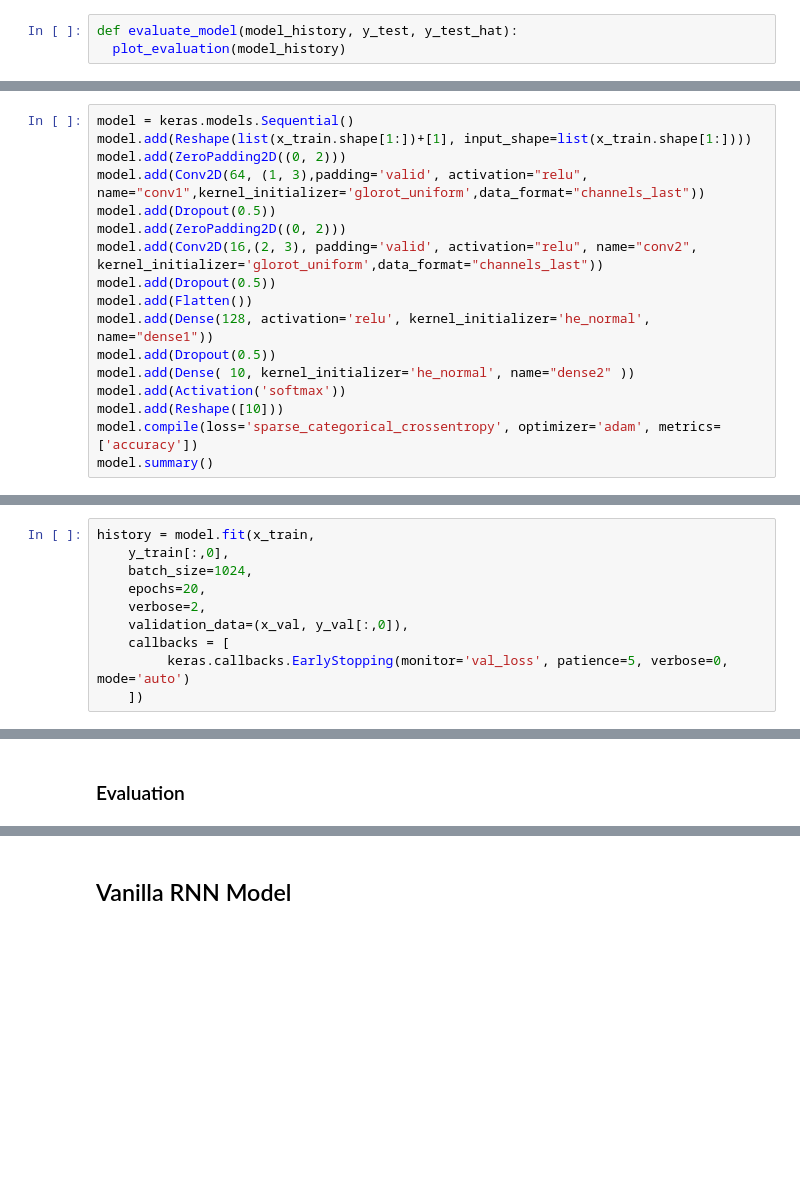
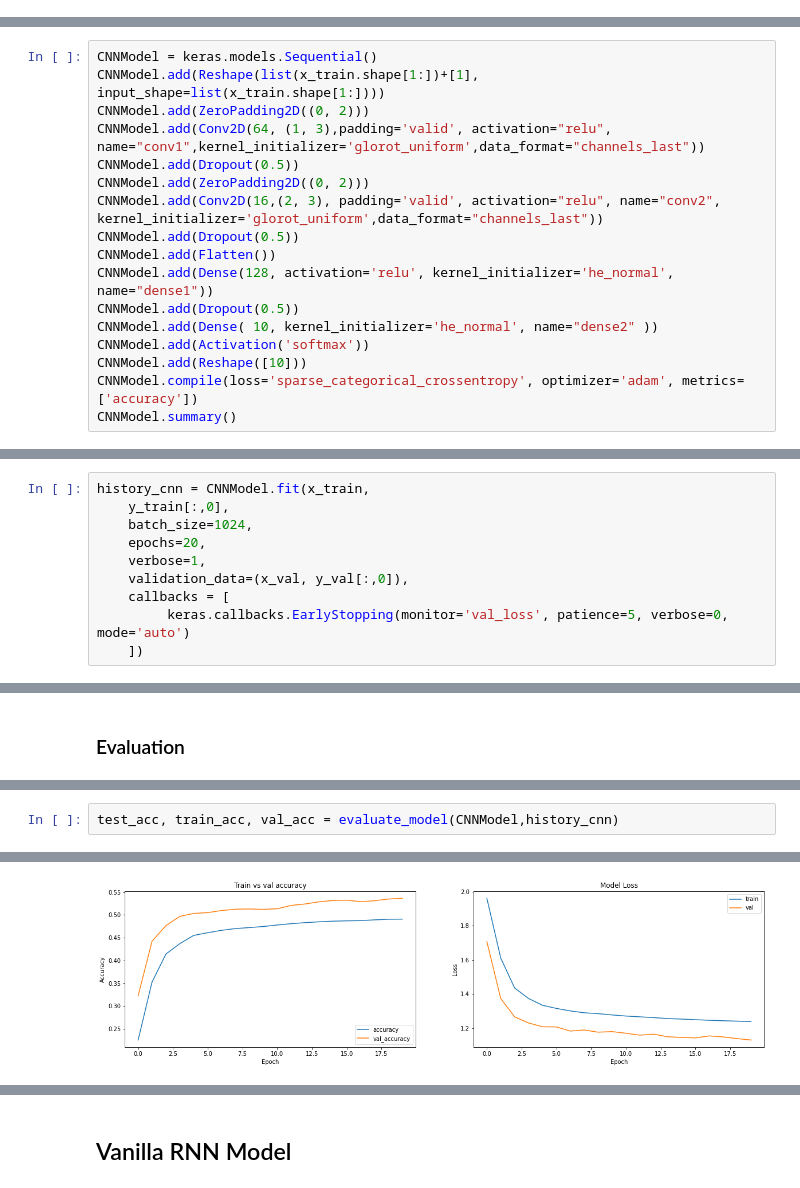
Before and after one commit to Abdelrahman-Shawky/Modulation-Classification, a Jupyter notebook: Modulation_Classification.ipynb, the cells around one changed output, grey strips where cells are left out. Saved outputs shown, nothing was run; the diff lists cells and outputs as text; blank space fills up the shorter version.

```diff
--- a/Modulation_Classification.ipynb
+++ b/Modulation_Classification.ipynb
@@ -250,6 +272,3 @@ def plot_per_snr(y_test, y_test_hat):
   plt.ylabel('Accuracy')
   plt.title('Accuracy per SNR')
   plt.show()
-# %%
-def evaluate_model(model_history, y_test, y_test_hat):
-  plot_evaluation(model_history)
@@ -256,22 +287,22 @@ def evaluate_model(model_history, y_test, y_test_hat):
 # %% [markdown]
 ### Model
 # %%
-model = keras.models.Sequential()
-model.add(Reshape(list(x_train.shape[1:])+[1], input_shape=list(x_train.shape[1:])))
-model.add(ZeroPadding2D((0, 2)))
-model.add(Conv2D(64, (1, 3),padding='valid', activation="relu", name="conv1",kernel_initializer='glorot_uniform',data_format="channels_last"))
-model.add(Dropout(0.5))
-model.add(ZeroPadding2D((0, 2)))
-model.add(Conv2D(16,(2, 3), padding='valid', activation="relu", name="conv2", kernel_initializer='glorot_uniform',data_format="channels_last"))
-model.add(Dropout(0.5))
-model.add(Flatten())
-model.add(Dense(128, activation='relu', kernel_initializer='he_normal', name="dense1"))
-model.add(Dropout(0.5))
-model.add(Dense( 10, kernel_initializer='he_normal', name="dense2" ))
-model.add(Activation('softmax'))
-model.add(Reshape([10]))
-model.compile(loss='sparse_categorical_crossentropy', optimizer='adam', metrics=['accuracy'])
-model.summary()
+CNNModel = keras.models.Sequential()
+CNNModel.add(Reshape(list(x_train.shape[1:])+[1], input_shape=list(x_train.shape[1:])))
+CNNModel.add(ZeroPadding2D((0, 2)))
+CNNModel.add(Conv2D(64, (1, 3),padding='valid', activation="relu", name="conv1",kernel_initializer='glorot_uniform',data_format="channels_last"))
+CNNModel.add(Dropout(0.5))
+CNNModel.add(ZeroPadding2D((0, 2)))
+CNNModel.add(Conv2D(16,(2, 3), padding='valid', activation="relu", name="conv2", kernel_initializer='glorot_uniform',data_format="channels_last"))
+CNNModel.add(Dropout(0.5))
+CNNModel.add(Flatten())
+CNNModel.add(Dense(128, activation='relu', kernel_initializer='he_normal', name="dense1"))
+CNNModel.add(Dropout(0.5))
+CNNModel.add(Dense( 10, kernel_initializer='he_normal', name="dense2" ))
+CNNModel.add(Activation('softmax'))
+CNNModel.add(Reshape([10]))
+CNNModel.compile(loss='sparse_categorical_crossentropy', optimizer='adam', metrics=['accuracy'])
+CNNModel.summary()
 # %% [output]
 Model: "sequential"
 _________________________________________________________________
@@ -291,11 +322,11 @@ Trainable params: 278,170
 Non-trainable params: 0
 _________________________________________________________________
 # %%
-history = model.fit(x_train,
+history_cnn = CNNModel.fit(x_train,
     y_train[:,0],
     batch_size=1024,
     epochs=20,
-    verbose=2,
+    verbose=1,
     validation_data=(x_val, y_val[:,0]),
     callbacks = [
          keras.callbacks.EarlyStopping(monitor='val_loss', patience=5, verbose=0, mode='auto')
@@ -343,0 +368,3 @@ plot_per_snr(y_test, res)
+# %%
+test_acc, train_acc, val_acc = evaluate_model(CNNModel,history_cnn)
+# %% [output]
@@ -343,0 +372 @@ plot_per_snr(y_test, res)
+[figure, added]
```
Also changed, not shown: parts of 24 cells of this notebook, 1 other file.
